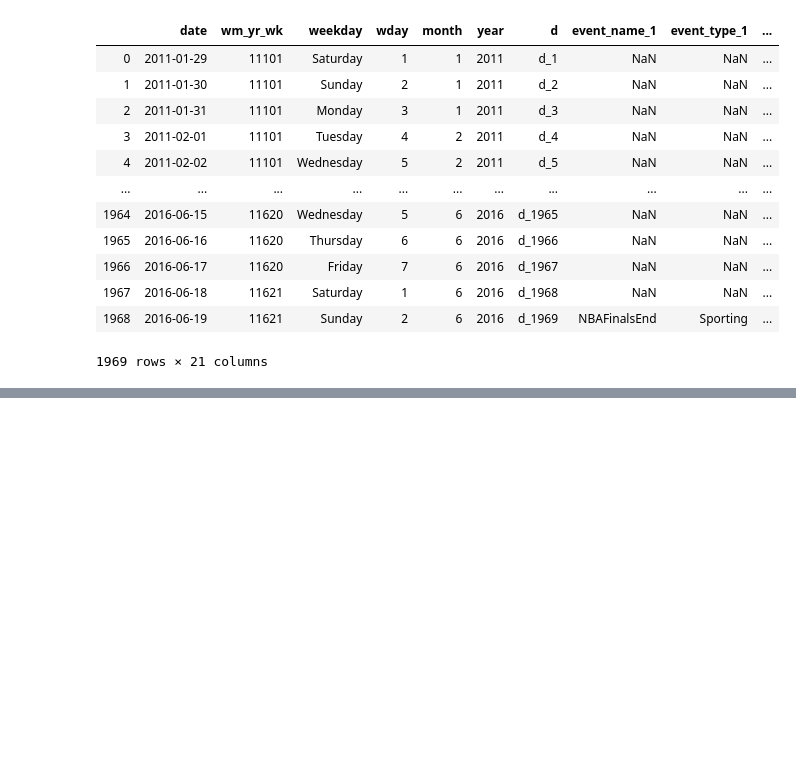
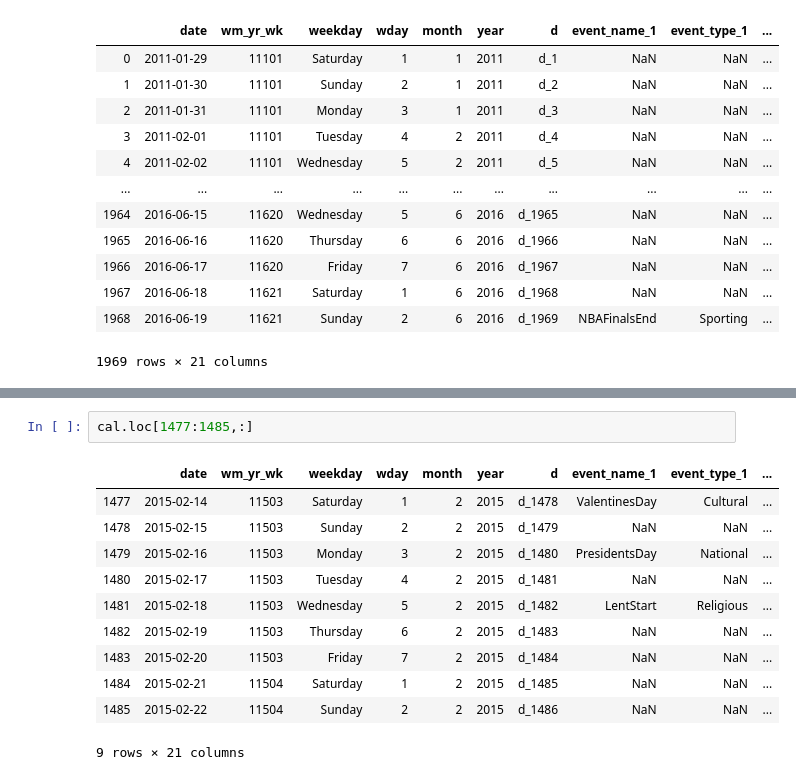
Before and after one commit to romanslipchuk/2020-03-25-M5-kaggle-challenge, a Jupyter notebook: Calendar OHE for events.ipynb, the cells around one changed output, grey strips where cells are left out. Saved outputs shown, nothing was run; the diff lists cells and outputs as text; blank space fills up the shorter version.

```diff
--- a/Calendar OHE for events.ipynb
+++ b/Calendar OHE for events.ipynb
@@ -106,0 +118,14 @@ cal
+# %%
+cal.loc[1477:1485,:]
+# %% [output]
+|  | date | wm_yr_wk | weekday | wday | month | year | d | event_name_1 | event_type_1 | ... |
+| 1477 | 2015-02-14 | 11503 | Saturday | 1 | 2 | 2015 | d_1478 | ValentinesDay | Cultural | ... |
+| 1478 | 2015-02-15 | 11503 | Sunday | 2 | 2 | 2015 | d_1479 | NaN | NaN | ... |
+| 1479 | 2015-02-16 | 11503 | Monday | 3 | 2 | 2015 | d_1480 | PresidentsDay | National | ... |
+| 1480 | 2015-02-17 | 11503 | Tuesday | 4 | 2 | 2015 | d_1481 | NaN | NaN | ... |
+| 1481 | 2015-02-18 | 11503 | Wednesday | 5 | 2 | 2015 | d_1482 | LentStart | Religious | ... |
+| 1482 | 2015-02-19 | 11503 | Thursday | 6 | 2 | 2015 | d_1483 | NaN | NaN | ... |
+| 1483 | 2015-02-20 | 11503 | Friday | 7 | 2 | 2015 | d_1484 | NaN | NaN | ... |
+| 1484 | 2015-02-21 | 11504 | Saturday | 1 | 2 | 2015 | d_1485 | NaN | NaN | ... |
+| 1485 | 2015-02-22 | 11504 | Sunday | 2 | 2 | 2015 | d_1486 | NaN | NaN | ... |
+9 rows × 21 columns
```
Also changed, not shown: parts of 22 cells of this notebook.
